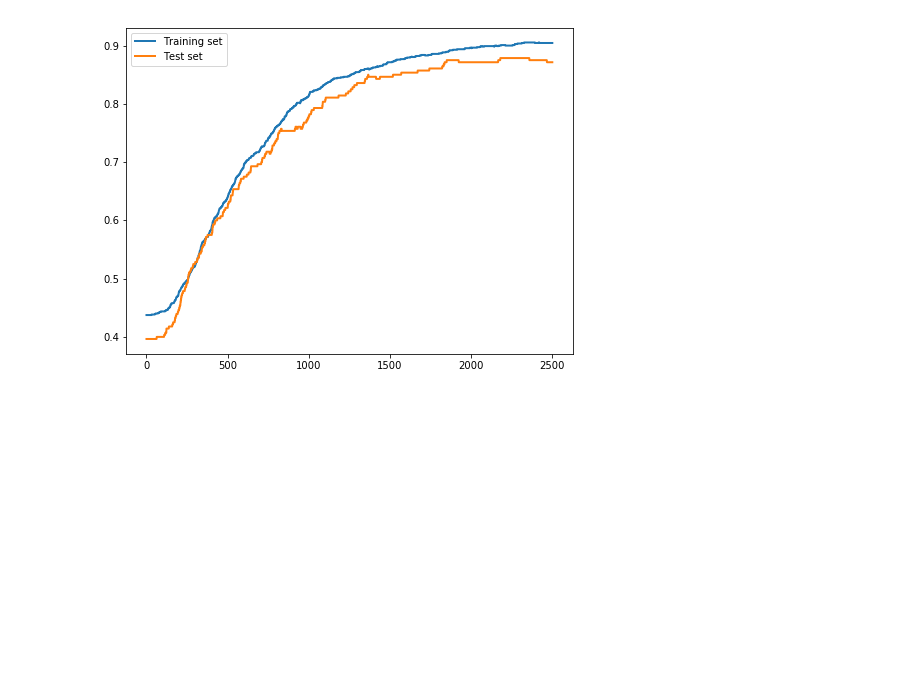
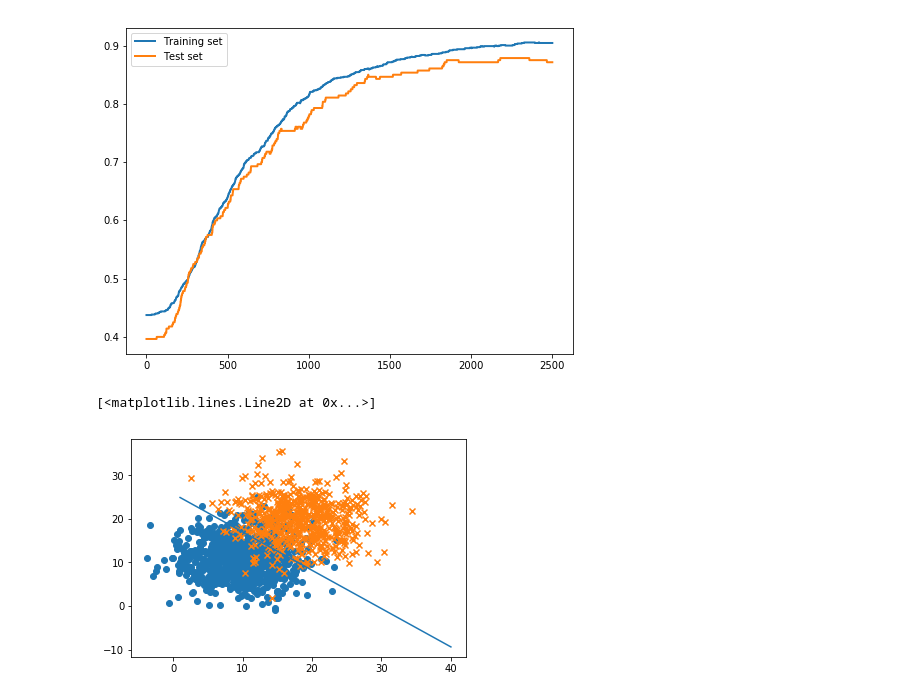
Before and after one commit to suotani/tensorflow_practice, a Jupyter notebook: jupyter_tfbook-master/Chapter02/Comparing accuracy for training and test sets.ipynb, the cells around one changed output. Drawn from its saved outputs; the diff is of its cells as text; code cells hidden in the pictures; blank space fills up the shorter version.

```diff
--- a/jupyter_tfbook-master/Chapter02/Comparing accuracy for training and test sets.ipynb
+++ b/jupyter_tfbook-master/Chapter02/Comparing accuracy for training and test sets.ipynb
@@ -84,3 +84,14 @@ subplot.legend(loc='upper left')
 # %% [output]
 <matplotlib.legend.Legend at 0x...>
 [figure]
+# %%
+plt.scatter(df0['x'], df0['y'], marker="o")
+plt.scatter(df1['x'], df1['y'], marker="x")
+w_val = sess.run(w)
+b_val = sess.run(w0)
+linex = np.linspace(1,40,100)
+liney = -(w_val[0][0]/w_val[1][0]) * linex - b_val[0]/w_val[1][0]
+plt.plot(linex, liney)
+# %% [output]
+[<matplotlib.lines.Line2D at 0x...>]
+[figure, added]
```
Also changed, not shown: parts of 1 cell of this notebook, 4 other files.
